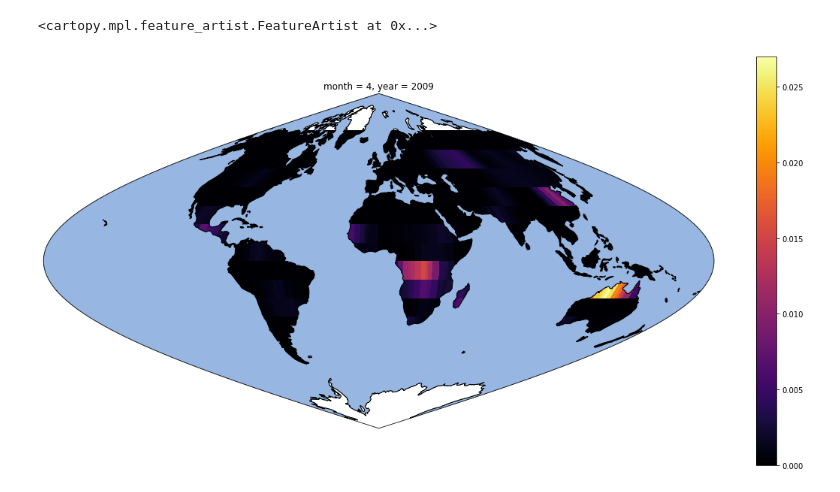
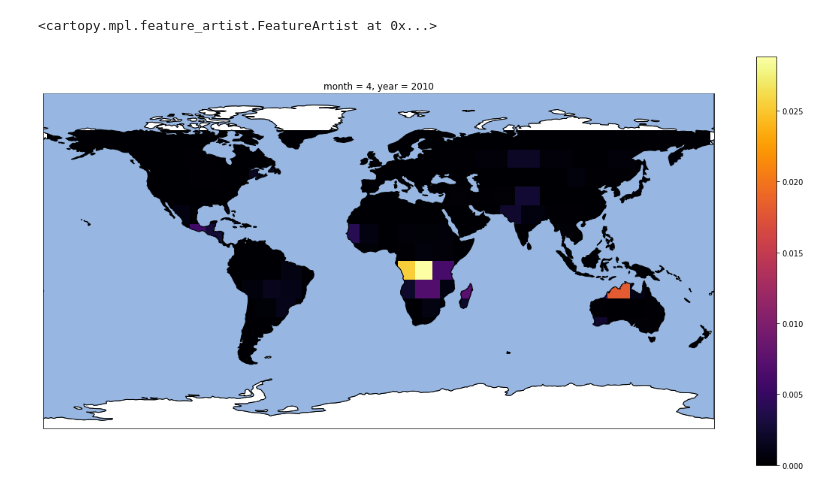
Before and after one commit to michael-ra/climate_change, a Jupyter notebook: data_visualisation.ipynb, the cells around one changed output. Drawn from its saved outputs; the diff is of its cells as text; code cells hidden in the pictures.

Commit message:
changes to plotting and figures

```diff
--- a/data_visualisation.ipynb
+++ b/data_visualisation.ipynb
@@ -19,11 +19,10 @@ def convert_lat_lon(h,v):
         return lat,lon
 # %%
 #get the values for BurnedCells, LandCells, h, v, year and month, convert hv to latlon
-path='/Users/Peter 1/Desktop/Uni/HackathonUOS/data/fire_counts_from_mcd64a1_meta.csv'
-
+path='/Users/Peter 1/Desktop/Uni/HackathonUOS/data/fire_precip_temp.csv'
 BurnedCells=pd.read_csv(path)['BurnedCells'].values
 LandCells=pd.read_csv(path)['LandCells'].values
-BurnedCells=BurnedCells/LandCells
+BurnedCells=BurnedCells#/LandCells
 year=pd.read_csv(path)['year'].values
 month=pd.read_csv(path)['ProductStartDay'].values//30
 v=pd.read_csv(path)['v'].values
@@ -31,3 +30,12 @@ h=pd.read_csv(path)['h'].values
 
 
 lat,lon=convert_lat_lon(h,v)
+
+#use lat lon month year as coordinates rather than data
+idx = pd.MultiIndex.from_arrays(arrays=[lat,lon,month, year], names=["lat","lon", 'month', 'year'])
+s = pd.Series(data=BurnedCells, index=idx)
+
+# use from_series method to get a nice xarray.dataarray
+da = xr.DataArray.from_series(s)
+da=da.sel(lon=slice(-180,180))
+dahist=da.interpolate_na('lon', method='nearest')
@@ -42,0 +42,20 @@ da=da.interpolate_na('lon', method='linear')
+# %%
+#get the values for BurnedCells, LandCells, h, v, year and month, convert hv to latlon
+path='/Users/Peter 1/Desktop/Uni/HackathonUOS/data/fire_precip_temp.csv'
+
+LandCells=pd.read_csv(path)['LandCells'].values
+year=pd.read_csv(path)['year'].values
+month=pd.read_csv(path)['ProductStartDay'].values//30
+v=pd.read_csv(path)['v'].values
+h=pd.read_csv(path)['h'].values
+
+lat,lon=convert_lat_lon(h,v)
+
+#use lat lon month year as coordinates rather than data
+idx = pd.MultiIndex.from_arrays(arrays=[lat,lon,month, year], names=["lat","lon", 'month', 'year'])
+s = pd.Series(data=LandCells, index=idx)
+
+# use from_series method to get a nice xarray.dataarray
+da = xr.DataArray.from_series(s)
+da=da.sel(lon=slice(-180,180))
+dahistland=da.interpolate_na('lon', method='nearest')
@@ -42,0 +106,5 @@ da=da.interpolate_na('lon', method='linear')
+# %%
+dahistland=dahistland.sel(year=2020, month=1)
+# %%
+dahist=dahist/dahistland
+dapred=dapred/dahistland
@@ -43,10 +126,10 @@ da=da.interpolate_na('lon', method='linear')
 # %%
 # plot
-f, ax = plt.subplots(1, 1, figsize=(20,10), subplot_kw=dict(projection=ccrs.Sinusoidal()))
+f, ax = plt.subplots(1, 1, figsize=(20,10), subplot_kw=dict(projection=ccrs.PlateCarree()))
 
-da.sel(year=2009).sel(month=4).plot(ax=ax,transform=ccrs.PlateCarree(), cmap='inferno')
+dahist.sel(year=2010).sel(month=4).plot(ax=ax,transform=ccrs.PlateCarree(), cmap='inferno')
 ax.add_feature(feat.OCEAN, zorder=100, edgecolor='k')
 ax.set_global(); ax.coastlines()
 # %% [output]
 <cartopy.mpl.feature_artist.FeatureArtist at 0x...>
-[figure, old version]
+[figure, new version]
```
Also changed, not shown: parts of 12 cells of this notebook, 15 other files.
